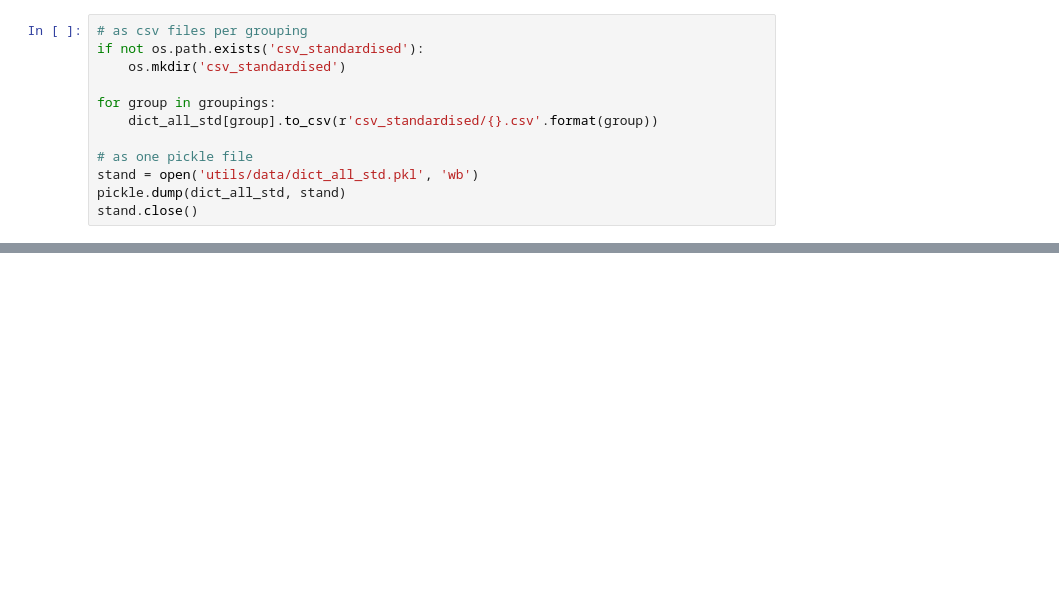
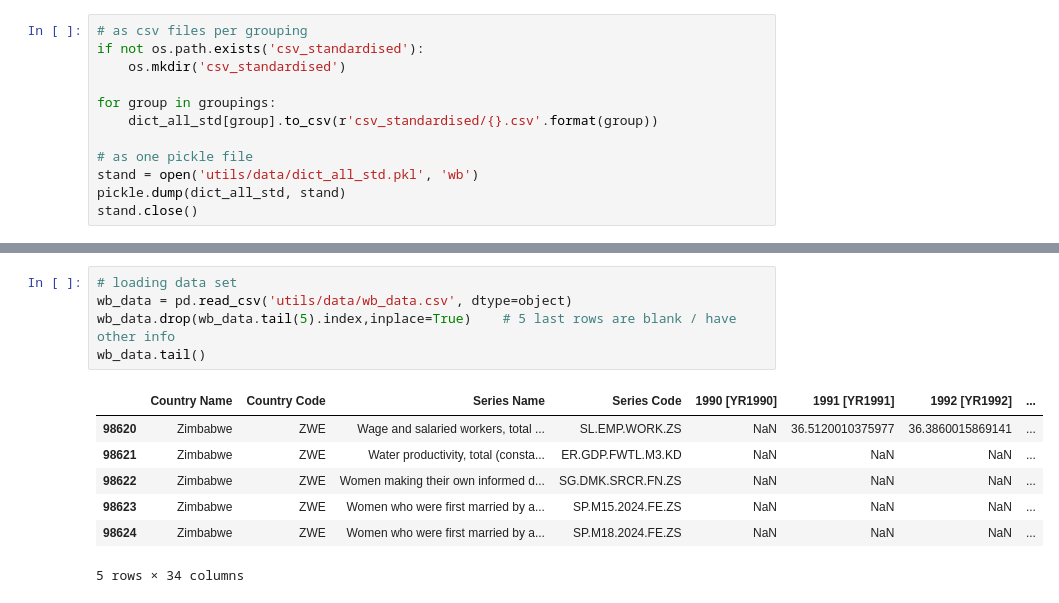
Before and after one commit to felix-laumann/SDG-networks, a Jupyter notebook: 1_data_preparation.ipynb, the cells around one changed output, grey strips where cells are left out. Saved outputs shown, nothing was run; the diff lists cells and outputs as text; blank space fills up the shorter version.

```diff
--- a/1_data_preparation.ipynb
+++ b/1_data_preparation.ipynb
@@ -475,0 +460,13 @@ st.close()
+# %%
+# loading data set
+wb_data = pd.read_csv('utils/data/wb_data.csv', dtype=object)
+wb_data.drop(wb_data.tail(5).index,inplace=True)    # 5 last rows are blank / have other info
+wb_data.tail()
+# %% [output]
+|  | Country Name | Country Code | Series Name | Series Code | 1990 [YR1990] | 1991 [YR1991] | 1992 [YR1992] | ... |
+| 98620 | Zimbabwe | ZWE | Wage and salaried workers, total ... | SL.EMP.WORK.ZS | NaN | 36.5120010375977 | 36.3860015869141 | ... |
+| 98621 | Zimbabwe | ZWE | Water productivity, total (consta... | ER.GDP.FWTL.M3.KD | NaN | NaN | NaN | ... |
+| 98622 | Zimbabwe | ZWE | Women making their own informed d... | SG.DMK.SRCR.FN.ZS | NaN | NaN | NaN | ... |
+| 98623 | Zimbabwe | ZWE | Women who were first married by a... | SP.M15.2024.FE.ZS | NaN | NaN | NaN | ... |
+| 98624 | Zimbabwe | ZWE | Women who were first married by a... | SP.M18.2024.FE.ZS | NaN | NaN | NaN | ... |
+5 rows × 34 columns
```
Also changed, not shown: parts of 49 cells of this notebook, 2 other files.
